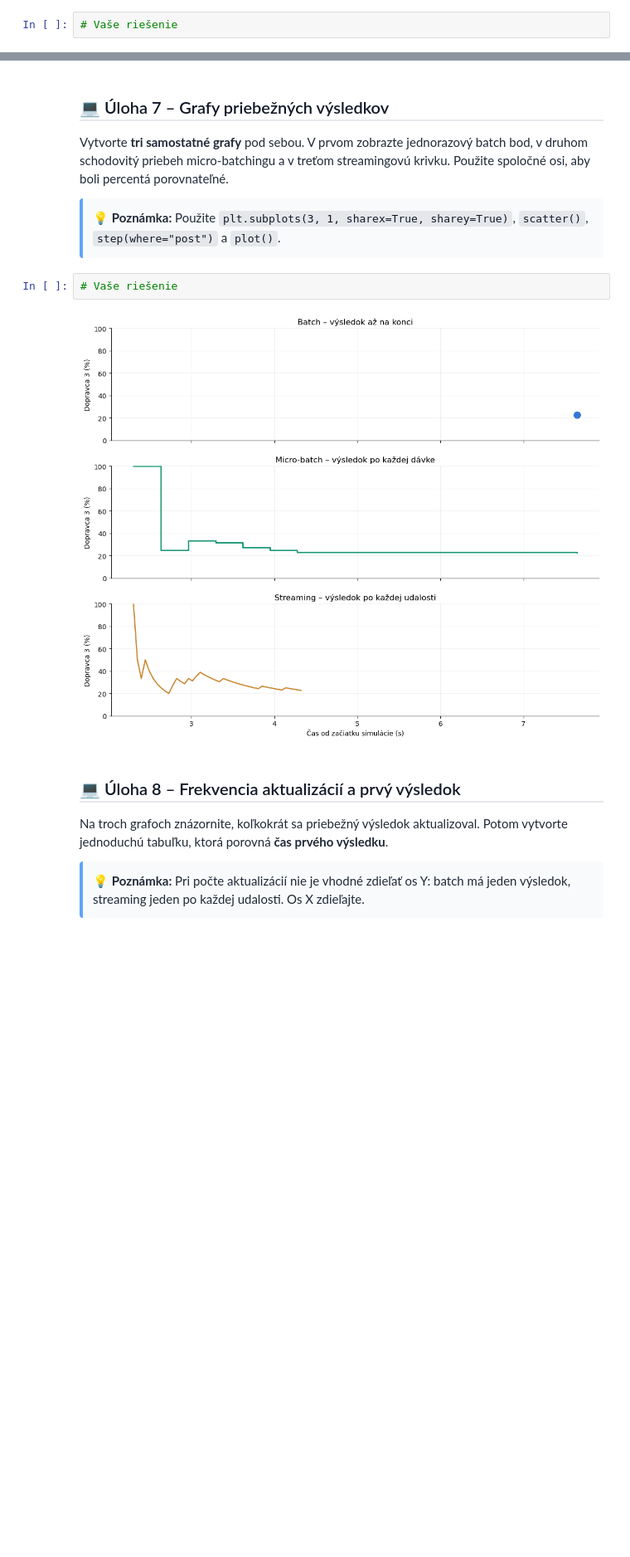
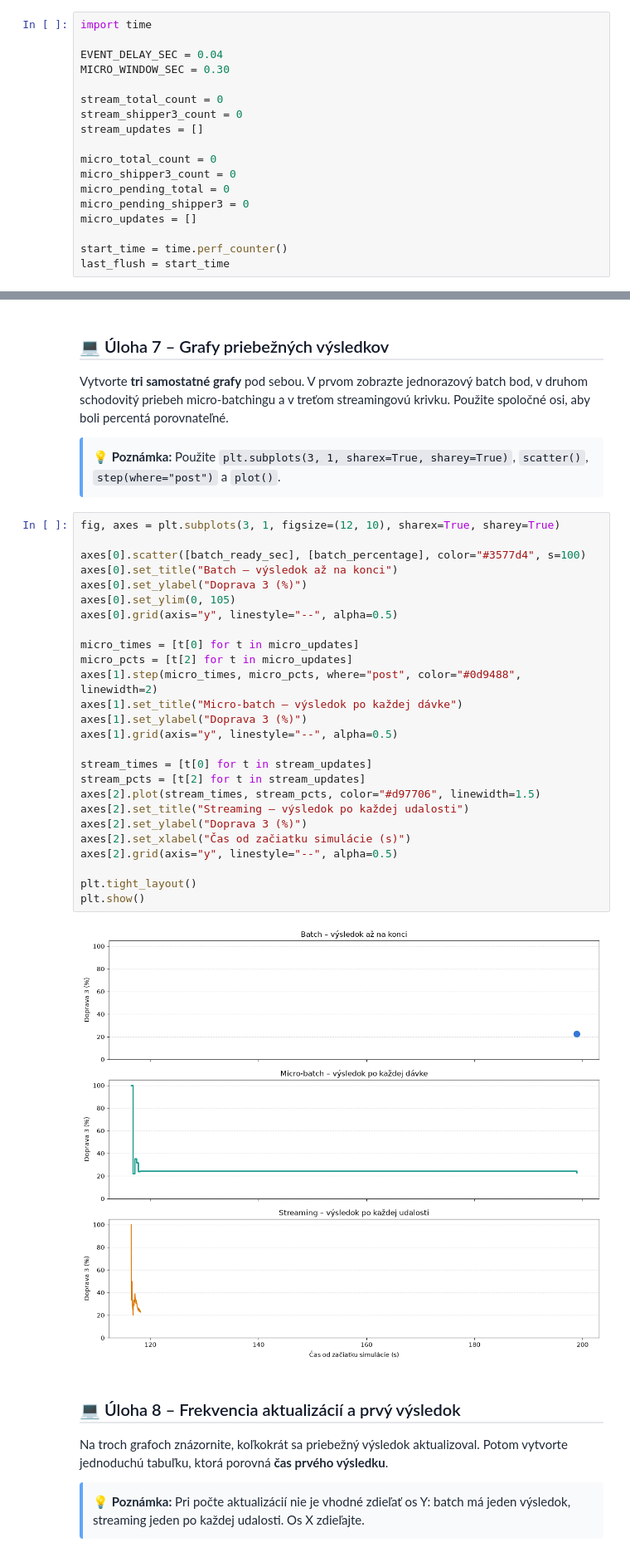
Before and after one commit to michalsimo9-source/Databazove_technologie, a Jupyter notebook: week_8/1b/batch_streaming_orders.ipynb, the cells around one changed output, grey strips where cells are left out. Shown at 83% size. Drawn from its saved outputs; the diff is of its cells as text; blank space fills up the shorter version.

```diff
--- a/week_8/1b/batch_streaming_orders.ipynb
+++ b/week_8/1b/batch_streaming_orders.ipynb
@@ -134,7 +165,23 @@ Objednávok v simulácii: 44
 <h3 style="margin: 20px 0 10px; font-size: 17px; font-weight: 600; font-family: 'Segoe UI', Roboto, sans-serif; color: #111827;">Krok A – Nastavenia a priebežný stav</h3>
 <p style="font-family: 'Segoe UI', Roboto, sans-serif; color: #1f2937; line-height: 1.65; margin: 8px 0 12px;">Pripravte časové parametre, počítadlá a zoznamy na zaznamenávanie priebežných výsledkov. Pri micro-batchingu potrebujeme navyše premenné pre neuzavretú dávku.</p>
 # %%
-# Vaše riešenie
+import time
+
+EVENT_DELAY_SEC = 0.04
+MICRO_WINDOW_SEC = 0.30
+
+stream_total_count = 0
+stream_shipper3_count = 0
+stream_updates = []
+
+micro_total_count = 0
+micro_shipper3_count = 0
+micro_pending_total = 0
+micro_pending_shipper3 = 0
+micro_updates = []
+
+start_time = time.perf_counter()
+last_flush = start_time
 # %% [markdown]
 <h3 style="margin: 20px 0 10px; font-size: 17px; font-weight: 600; font-family: 'Segoe UI', Roboto, sans-serif; color: #111827;">Krok B – Spracovanie udalostí</h3>
 <p style="font-family: 'Segoe UI', Roboto, sans-serif; color: #1f2937; line-height: 1.65; margin: 8px 0 12px;">Prejdite objednávky postupne. Pri streamingu priebežne zapisujte <code style="background-color: #e5e7eb; color: #111827; font-family: monospace; padding: 2px 5px; border-radius: 4px;">(čas, počet, percento)</code>. Pri micro-batchingu spracujte nazbierané objednávky až po uplynutí okna.</p>
@@ -155,9 +244,33 @@ Streaming (%): 22.73
 <p style="font-family: 'Segoe UI', Roboto, sans-serif; color: #1f2937; line-height: 1.65; margin: 8px 0 12px;">Vytvorte <strong>tri samostatné grafy</strong> pod sebou. V prvom zobrazte jednorazový batch bod, v druhom schodovitý priebeh micro-batchingu a v treťom streamingovú krivku. Použite spoločné osi, aby boli percentá porovnateľné.</p>
 <div style="margin-top: 12px; background-color: #f9fafb; border-left: 4px solid #60a5fa; padding: 12px; border-radius: 4px; font-family: 'Segoe UI', Roboto, sans-serif; color: #1f2937; line-height: 1.6;">💡 <strong>Poznámka:</strong> Použite <code style="background-color: #e5e7eb; color: #111827; font-family: monospace; padding: 2px 5px; border-radius: 4px;">plt.subplots(3, 1, sharex=True, sharey=True)</code>, <code style="background-color: #e5e7eb; color: #111827; font-family: monospace; padding: 2px 5px; border-radius: 4px;">scatter()</code>, <code style="background-color: #e5e7eb; color: #111827; font-family: monospace; padding: 2px 5px; border-radius: 4px;">step(where="post")</code> a <code style="background-color: #e5e7eb; color: #111827; font-family: monospace; padding: 2px 5px; border-radius: 4px;">plot()</code>.</div>
 # %%
-# Vaše riešenie
+fig, axes = plt.subplots(3, 1, figsize=(12, 10), sharex=True, sharey=True)
+
+axes[0].scatter([batch_ready_sec], [batch_percentage], color="#3577d4", s=100)
+axes[0].set_title("Batch – výsledok až na konci")
+axes[0].set_ylabel("Doprava 3 (%)")
+axes[0].set_ylim(0, 105)
+axes[0].grid(axis="y", linestyle="--", alpha=0.5)
+
+micro_times = [t[0] for t in micro_updates]
+micro_pcts = [t[2] for t in micro_updates]
+axes[1].step(micro_times, micro_pcts, where="post", color="#0d9488", linewidth=2)
+axes[1].set_title("Micro-batch – výsledok po každej dávke")
+axes[1].set_ylabel("Doprava 3 (%)")
+axes[1].grid(axis="y", linestyle="--", alpha=0.5)
+
+stream_times = [t[0] for t in stream_updates]
+stream_pcts = [t[2] for t in stream_updates]
+axes[2].plot(stream_times, stream_pcts, color="#d97706", linewidth=1.5)
+axes[2].set_title("Streaming – výsledok po každej udalosti")
+axes[2].set_ylabel("Doprava 3 (%)")
+axes[2].set_xlabel("Čas od začiatku simulácie (s)")
+axes[2].grid(axis="y", linestyle="--", alpha=0.5)
+
+plt.tight_layout()
+plt.show()
 # %% [output]
-[figure, old version]
+[figure, new version]
 # %% [markdown]
 <h2 style="margin: 24px 0 16px; font-size: 20px; font-weight: 600; font-family: 'Segoe UI', Roboto, sans-serif; color: #111827; border-bottom: 2px solid #e5e7eb; padding-bottom: 6px;">💻 Úloha 8 – Frekvencia aktualizácií a prvý výsledok</h2>
 <p style="font-family: 'Segoe UI', Roboto, sans-serif; color: #1f2937; line-height: 1.65; margin: 8px 0 12px;">Na troch grafoch znázornite, koľkokrát sa priebežný výsledok aktualizoval. Potom vytvorte jednoduchú tabuľku, ktorá porovná <strong>čas prvého výsledku</strong>.</p>
```
Also changed, not shown: parts of 7 cells of this notebook.
